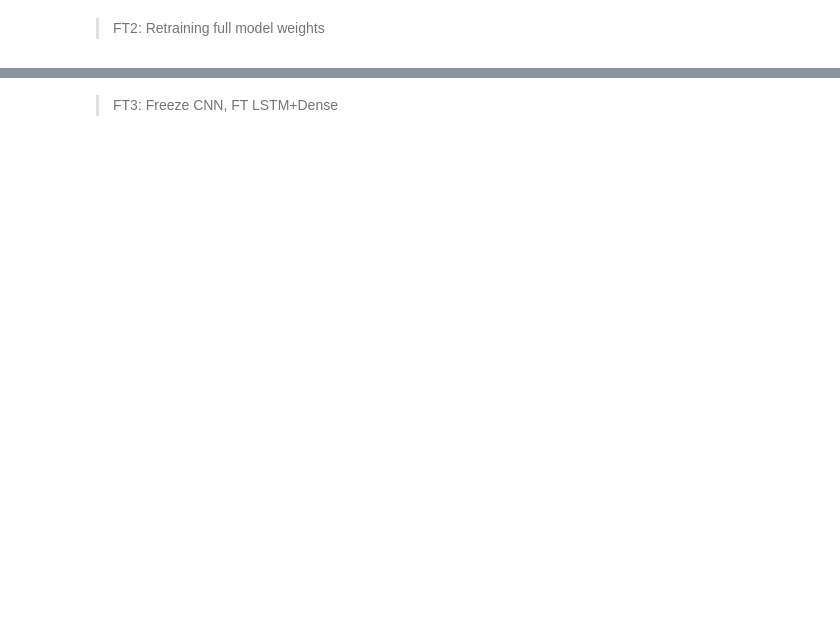
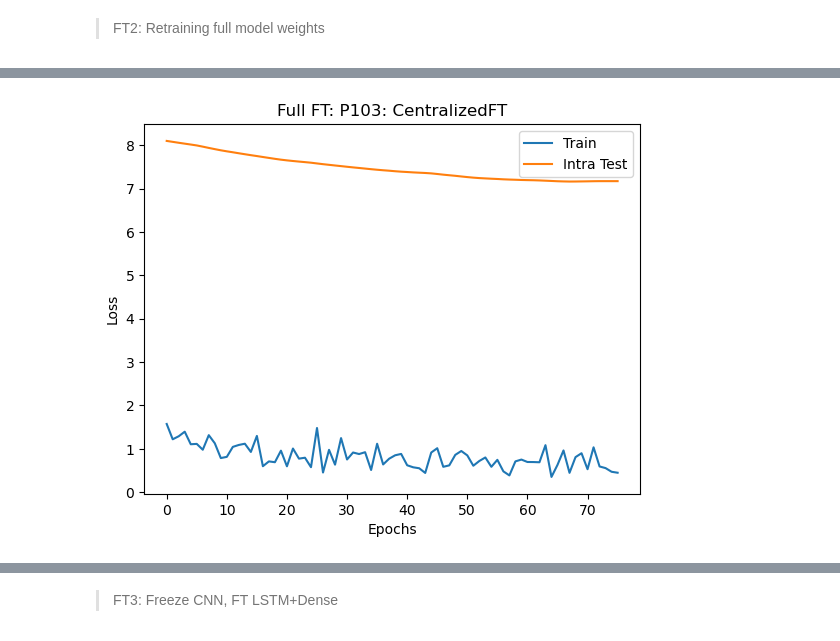
Before and after one commit to kdmalc/fl-gestures, a Jupyter notebook: April_25/105_FT_Methods_Study.ipynb, the cells around one changed output, grey strips where cells are left out. Drawn from its saved outputs; the diff is of its cells as text; code cells hidden in the pictures; blank space fills up the shorter version.

```diff
--- a/April_25/105_FT_Methods_Study.ipynb
+++ b/April_25/105_FT_Methods_Study.ipynb
@@ -225,0 +218,4 @@ Cluster 41 had the highest accuracy (0.8)
+# %%
+plot_train_test_curves(fullFT_data_dict_1_1['train_test_logs_list'][0]['P103'], "Full FT: P103: CentralizedFT", print_acc=False, acc_keys=['ft_centralized_acc', None, None], log_keys=['ft_centralized_train_loss_log', 'ft_centralized_test_loss_log', None])
+# %% [output]
+[figure, added]
```
Also changed, not shown: parts of 27 cells of this notebook.
